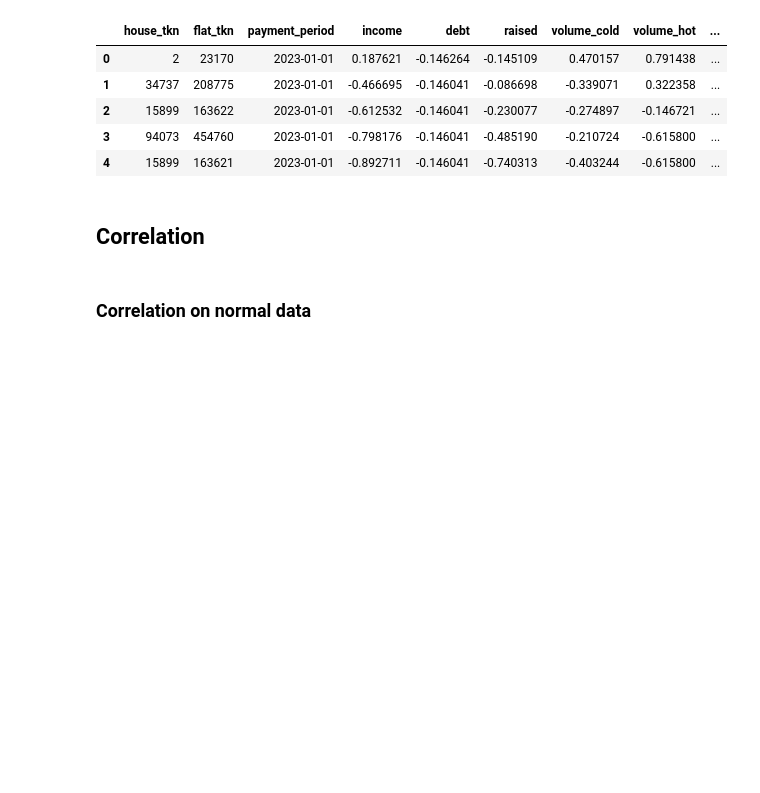
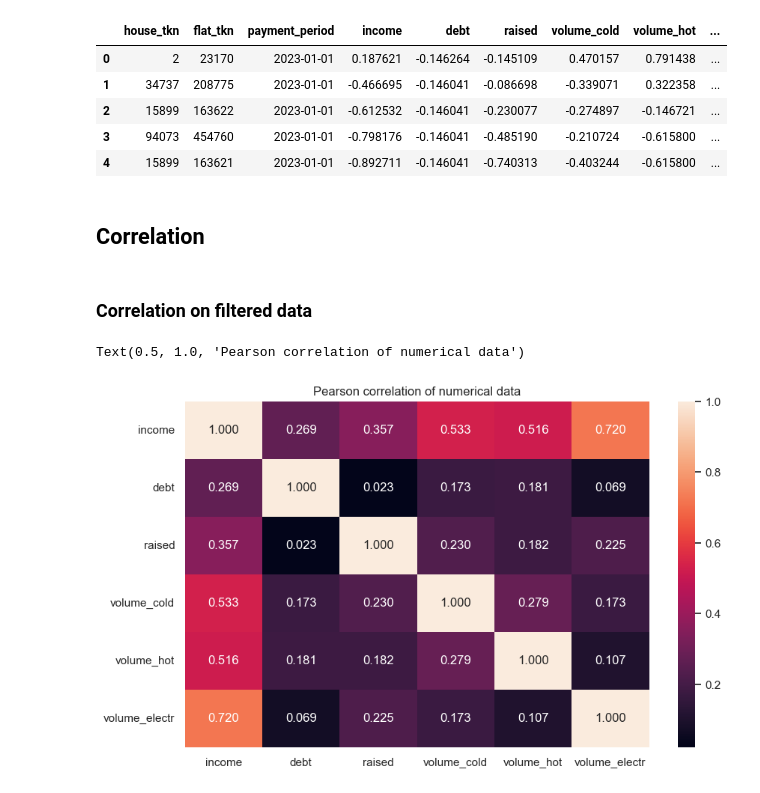
Before and after one commit to klyuchnikova/raii_summer_camp_2024, a Jupyter notebook: exploration_and_preprocessing.ipynb, the cells around one changed output. Saved outputs shown, nothing was run; the diff lists cells and outputs as text; code cells hidden in the pictures; blank space fills up the shorter version.

```diff
--- a/exploration_and_preprocessing.ipynb
+++ b/exploration_and_preprocessing.ipynb
@@ -325,7 +437,2 @@ data_numeric_scaled = scaler.fit_transform(imputer.fit_transform(data_numeric))
-# %%
-# Resetting index (WARNING! that would make index inconsistent with original data)
-
-data_numeric = data_numeric.reset_index(drop=True)
-data_filtered = data_filtered.reset_index(drop=True)
 # %% [markdown]
 ### EIF for anomaly detection
@@ -457,6 +562,21 @@ data_filtered[replace_columns] = data_numeric_df
 data_filtered.iloc[normal_indices].to_csv("filtered_scaled_data.csv", sep=";", index=False)
 
 # Saving original data with anomaly tag
+data_filtered["is_anomaly"] = (anomaly_predictions == -1).astype(int)
+
+merged_data = pd.merge(
+    data,
+    data_filtered[["house_tkn", "flat_tkn", "payment_period", "is_anomaly"]],
+    on=["house_tkn", "flat_tkn", "payment_period"],
+    how="left",
+)
+
+data["is_anomaly"] = merged_data["is_anomaly"]
+data["is_anomaly"] = data["is_anomaly"].fillna(1.0)
+data.to_csv("data//original_data_with_anomaly_column.csv", sep=";", index=False)
+# %%
+data["is_anomaly"] = data["is_anomaly"].fillna(1.0)
+data.drop(columns = ["month_of_admission", "user_id", "volume_hot_na"]).to_csv("data//original_data_with_anomaly_column.csv", sep=";", index=False)
 # %%
 data_filtered["is_anomaly"] = 1
 # %% [output]
@@ -506,4 +613,4 @@ spearman = data_with_real_numeric.corr(method = 'spearman')
 sns.heatmap(spearman, annot = True, fmt = ".3f")
 plt.title('Spearman correlation of numerical data including NaNs')
 # %% [markdown]
-### Correlation on normal data
+### Correlation on filtered data
@@ -512,13 +617,15 @@ os.listdir("data")
 # %%
-data_filtered_normal_scaled = pd.read_csv("data//filtered_scaled_data.csv", sep=";")
+number_features = ['income', 'debt', 'raised','volume_cold', 'volume_hot', 'volume_electr']
+data_with_real_numeric = data[number_features].dropna()
+data_with_real_numeric = (data_with_real_numeric-data_with_real_numeric.mean())/data_with_real_numeric.std()
 # %%
 plt.figure(figsize=(10, 6))
-number_features = ['income', 'debt', 'raised','volume_cold', 'volume_hot', 'volume_electr']
-data_with_real_numeric = data_filtered_normal_scaled.dropna()
-data_with_real_numeric = (data_with_real_numeric-data_with_real_numeric.mean())/data_with_real_numeric.std()
 pearson = data_with_real_numeric.corr(method = 'pearson')
 sns.heatmap(pearson, annot = True, fmt = ".3f")
 plt.title('Pearson correlation of numerical data')
+# %% [output]
+Text(0.5, 1.0, 'Pearson correlation of numerical data')
+[figure, added]
 # %%
 plt.figure(figsize=(10, 6))
 number_features = ['income', 'debt', 'raised','volume_cold', 'volume_hot', 'volume_electr']
```
Also changed, not shown: parts of 47 cells of this notebook, 3 other files.
